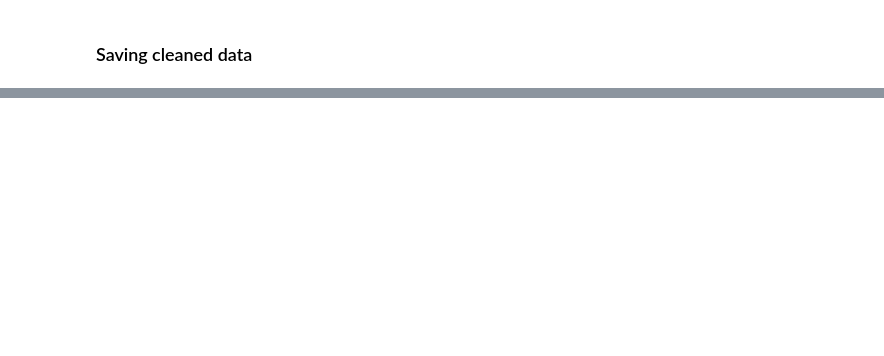
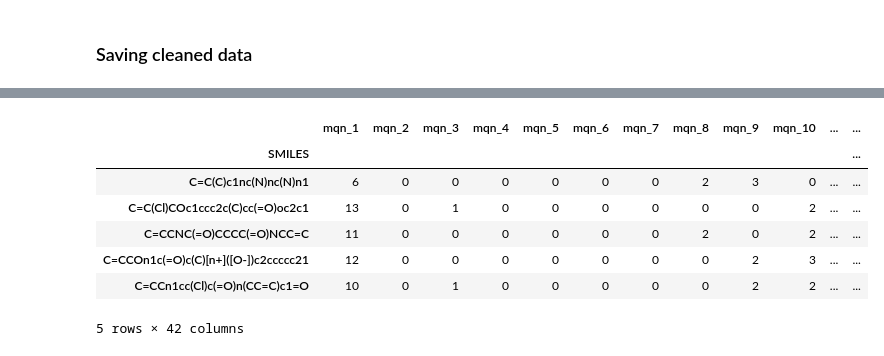
Before and after one commit to Floris-DW/8CC00group7, a Jupyter notebook: EDA & preprocessing.ipynb, the cells around one changed output, grey strips where cells are left out. Cells and saved outputs as stored; diff of their text form; code cells hidden in the pictures; blank space fills up the shorter version.

```diff
--- a/EDA & preprocessing.ipynb
+++ b/EDA & preprocessing.ipynb
@@ -198,0 +387,18 @@ z_scores.head(100)
+# %%
+from rdkit.Chem import rdMolDescriptors
+
+mqn_ds = [rdMolDescriptors.MQNs_(m) for m in mols]
+col_name = [f'mqn_{i}' for i in range(1, len(mqn_ds[0]) + 1)]
+# Create MACCS dataframe where each column corresponds to a MACCS feature (structural feature)
+df_mqn = pd.DataFrame(data = mqn_ds, index = smiles, columns = col_name)
+
+df_mqn.head()
+# %% [output]
+|  | mqn_1 | mqn_2 | mqn_3 | mqn_4 | mqn_5 | mqn_6 | mqn_7 | mqn_8 | mqn_9 | mqn_10 | ... | ... |
+| SMILES |  |  |  |  |  |  |  |  |  |  |  | ... |
+| C=C(C)c1nc(N)nc(N)n1 | 6 | 0 | 0 | 0 | 0 | 0 | 0 | 2 | 3 | 0 | ... | ... |
+| C=C(Cl)COc1ccc2c(C)cc(=O)oc2c1 | 13 | 0 | 1 | 0 | 0 | 0 | 0 | 0 | 0 | 2 | ... | ... |
+| C=CCNC(=O)CCCC(=O)NCC=C | 11 | 0 | 0 | 0 | 0 | 0 | 0 | 2 | 0 | 2 | ... | ... |
+| C=CCOn1c(=O)c(C)[n+]([O-])c2ccccc21 | 12 | 0 | 0 | 0 | 0 | 0 | 0 | 0 | 2 | 3 | ... | ... |
+| C=CCn1cc(Cl)c(=O)n(CC=C)c1=O | 10 | 0 | 1 | 0 | 0 | 0 | 0 | 0 | 2 | 2 | ... | ... |
+5 rows × 42 columns
```
Also changed, not shown: parts of 20 cells of this notebook, 1 other file.
